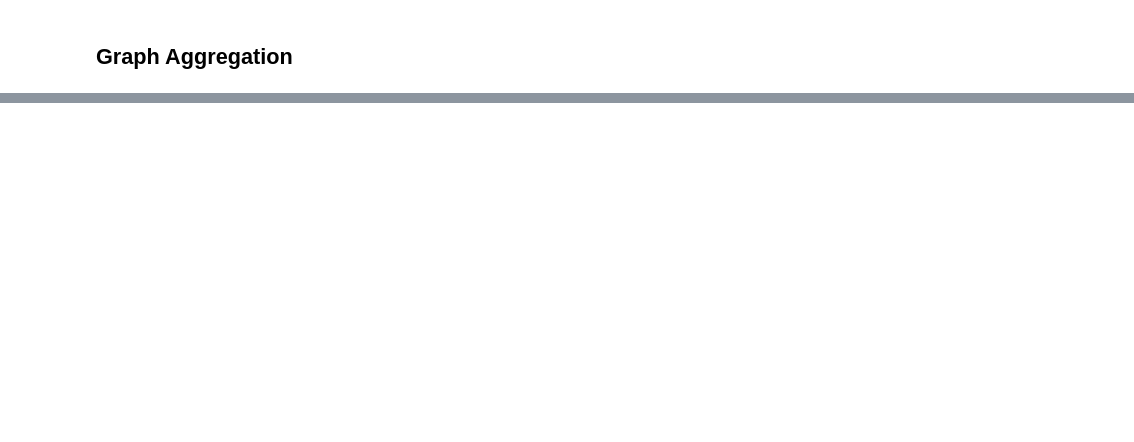
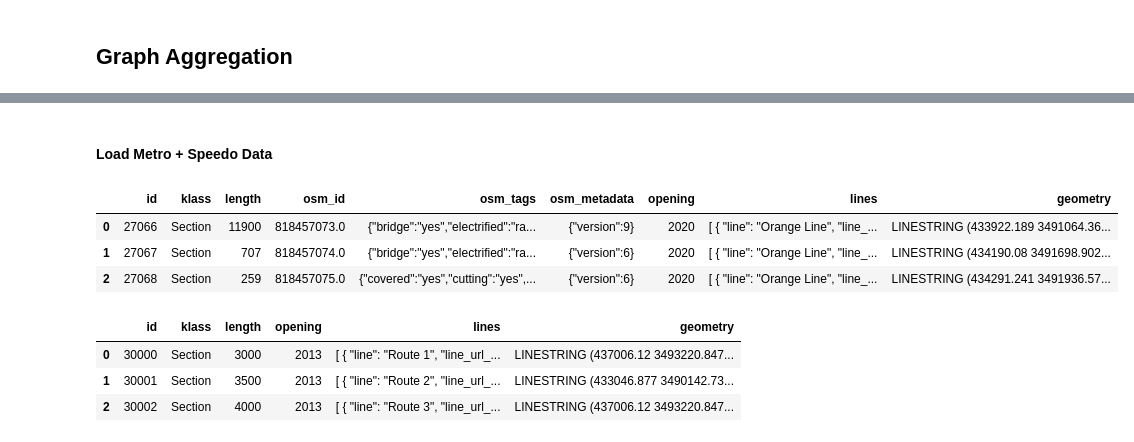
Before and after one commit to masroof-maindak/naqsha-e-safar, a Jupyter notebook: src/preprocessing.ipynb, the cells around one changed output, grey strips where cells are left out. Saved outputs shown, nothing was run; the diff lists cells and outputs as text; code cells hidden in the pictures; blank space fills up the shorter version.

```diff
--- a/src/preprocessing.ipynb
+++ b/src/preprocessing.ipynb
@@ -544,0 +490,30 @@ plt.show()
+# %% [markdown]
+#### Load Metro + Speedo Data
+# %%
+if utm_crs is None:
+    raise TypeError("`utm_crs` is None")
+
+metro_routes: GeoDataFrame = gpd.read_file(
+    f"{CITYLINES_DATA_DIR}/lahore_sections.geojson"
+).to_crs(utm_crs)
+
+speedo_routes: GeoDataFrame = gpd.read_file(
+    f"{SPEEDO_DATA_DIR}/speedo_sections.geojson"
+).to_crs(utm_crs)
+
+# metro_service_areas = gpd.GeoDataFrame(geometry=metro_routes.buffer(500), crs=utm_crs)
+# speedo_service_areas = gpd.GeoDataFrame(geometry=speedo_routes.buffer(500), crs=utm_crs)
+# %%
+metro_routes.head(3)
+# %% [output]
+|  | id | klass | length | osm_id | osm_tags | osm_metadata | opening | lines | geometry |
+| 0 | 27066 | Section | 11900 | 818457073.0 | {"bridge":"yes","electrified":"ra... | {"version":9} | 2020 | [ { "line": "Orange Line", "line_... | LINESTRING (433922.189 3491064.36... |
+| 1 | 27067 | Section | 707 | 818457074.0 | {"bridge":"yes","electrified":"ra... | {"version":6} | 2020 | [ { "line": "Orange Line", "line_... | LINESTRING (434190.08 3491698.902... |
+| 2 | 27068 | Section | 259 | 818457075.0 | {"covered":"yes","cutting":"yes",... | {"version":6} | 2020 | [ { "line": "Orange Line", "line_... | LINESTRING (434291.241 3491936.57... |
+# %%
+speedo_routes.head(3)
+# %% [output]
+|  | id | klass | length | opening | lines | geometry |
+| 0 | 30000 | Section | 3000 | 2013 | [ { "line": "Route 1", "line_url_... | LINESTRING (437006.12 3493220.847... |
+| 1 | 30001 | Section | 3500 | 2013 | [ { "line": "Route 2", "line_url_... | LINESTRING (433046.877 3490142.73... |
+| 2 | 30002 | Section | 4000 | 2013 | [ { "line": "Route 3", "line_url_... | LINESTRING (437006.12 3493220.847... |
```
Also changed, not shown: parts of 13 cells of this notebook, 1 other file.
